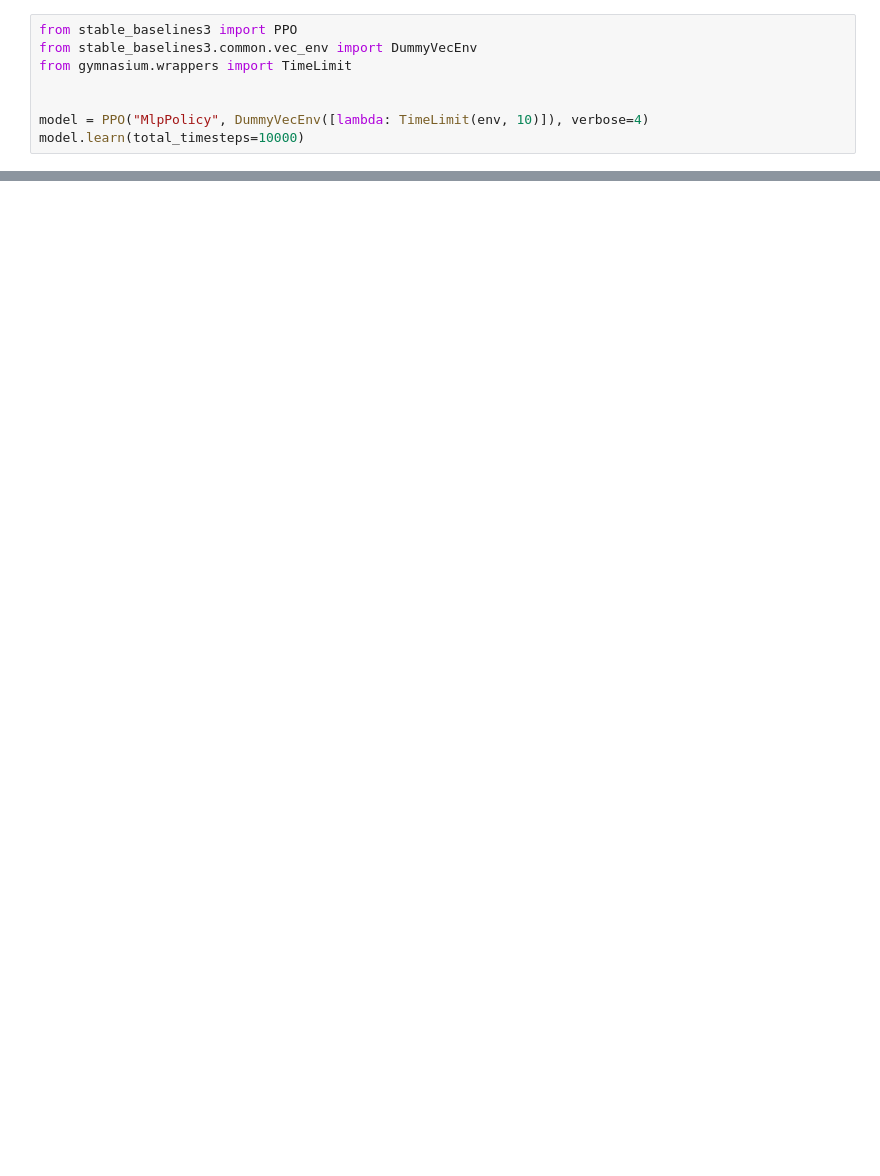
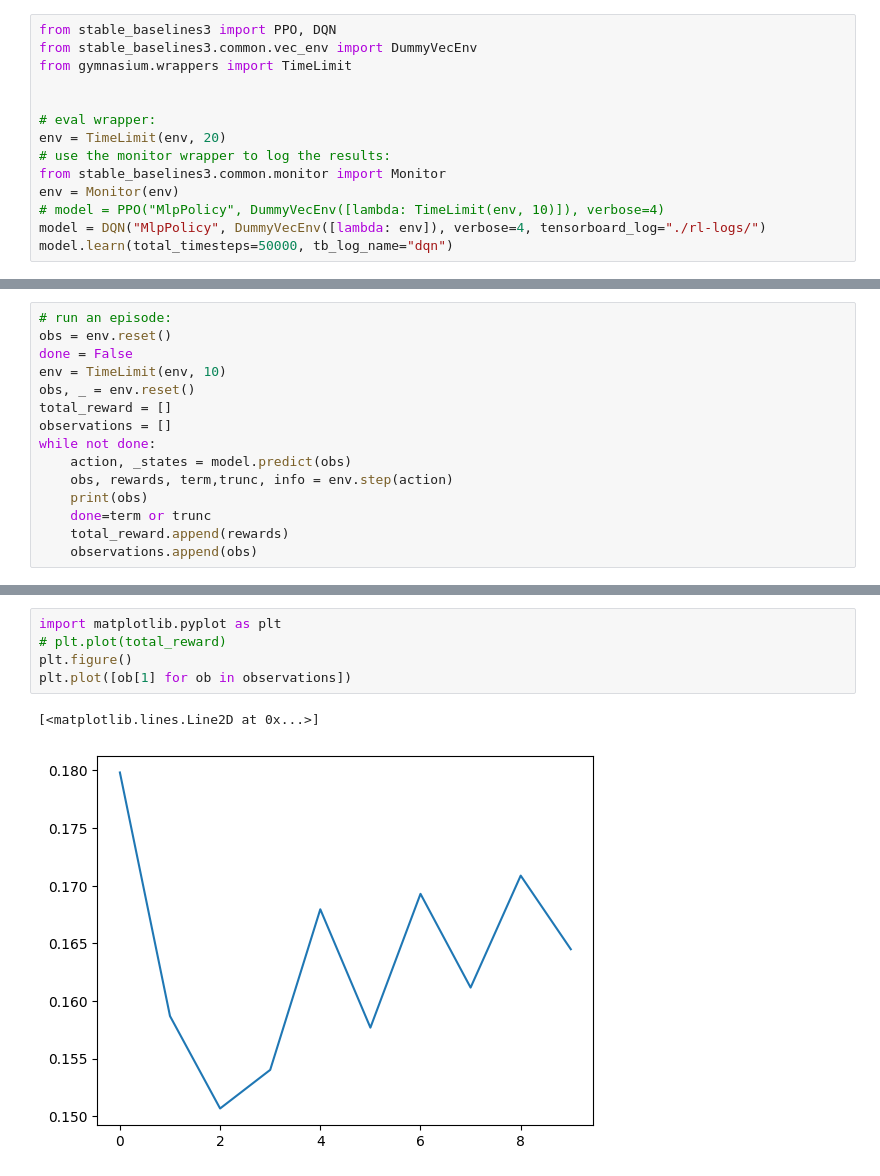
Before and after one commit to JacobHA/RL4Dosing, a Jupyter notebook: rl_cell.ipynb, the cells around one changed output, grey strips where cells are left out. Saved outputs shown, nothing was run; the diff lists cells and outputs as text; blank space fills up the shorter version.

```diff
--- a/rl_cell.ipynb
+++ b/rl_cell.ipynb
@@ -16,9 +27,15 @@ env.step(1)
 # %%
-from stable_baselines3 import PPO
+from stable_baselines3 import PPO, DQN
 from stable_baselines3.common.vec_env import DummyVecEnv
 from gymnasium.wrappers import TimeLimit
 
 
-model = PPO("MlpPolicy", DummyVecEnv([lambda: TimeLimit(env, 10)]), verbose=4)
-model.learn(total_timesteps=10000)
+# eval wrapper:
+env = TimeLimit(env, 20)
+# use the monitor wrapper to log the results:
+from stable_baselines3.common.monitor import Monitor
+env = Monitor(env)
+# model = PPO("MlpPolicy", DummyVecEnv([lambda: TimeLimit(env, 10)]), verbose=4)
+model = DQN("MlpPolicy", DummyVecEnv([lambda: env]), verbose=4, tensorboard_log="./rl-logs/")
+model.learn(total_timesteps=50000, tb_log_name="dqn")
 # %% [output]
@@ -25,0 +60,15 @@ ImportError: cannot import name 'TimeLimit' from 'gymnasium' (/Users/jacobadamcz
+# %%
+# run an episode:
+obs = env.reset()
+done = False
+env = TimeLimit(env, 10)
+obs, _ = env.reset()
+total_reward = []
+observations = []
+while not done:
+    action, _states = model.predict(obs)
+    obs, rewards, term,trunc, info = env.step(action)
+    print(obs)
+    done=term or trunc
+    total_reward.append(rewards)
+    observations.append(obs)
@@ -25,0 +86,8 @@ ImportError: cannot import name 'TimeLimit' from 'gymnasium' (/Users/jacobadamcz
+# %%
+import matplotlib.pyplot as plt
+# plt.plot(total_reward)
+plt.figure()
+plt.plot([ob[1] for ob in observations])
+# %% [output]
+[<matplotlib.lines.Line2D at 0x...>]
+[figure, added]
```
Also changed, not shown: parts of 10 cells of this notebook, 1 other file.
